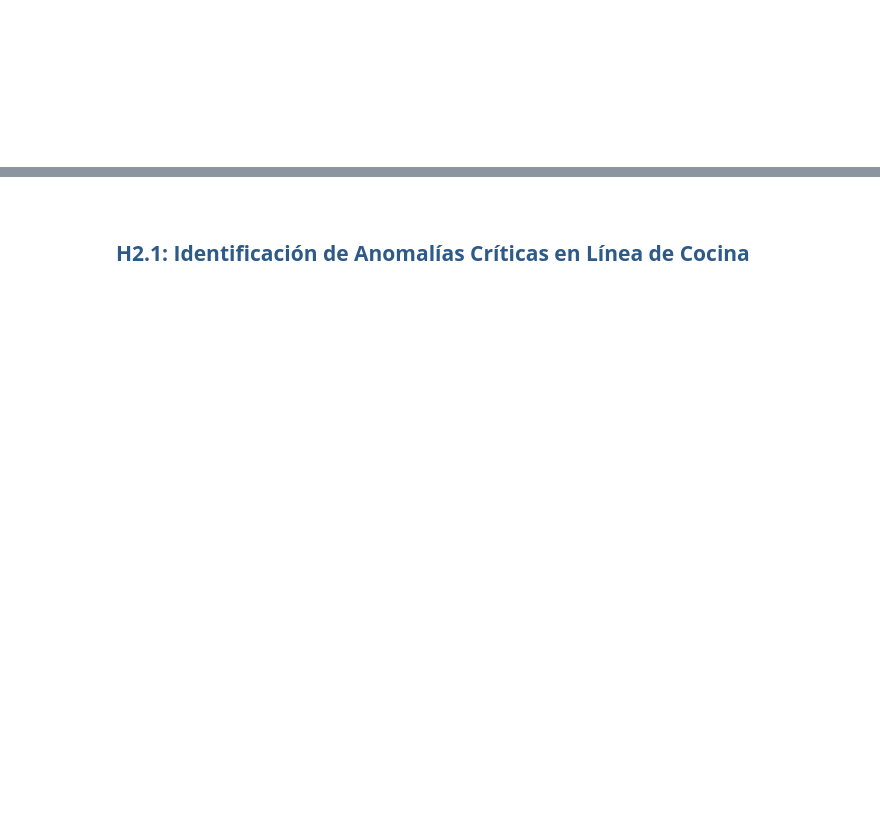
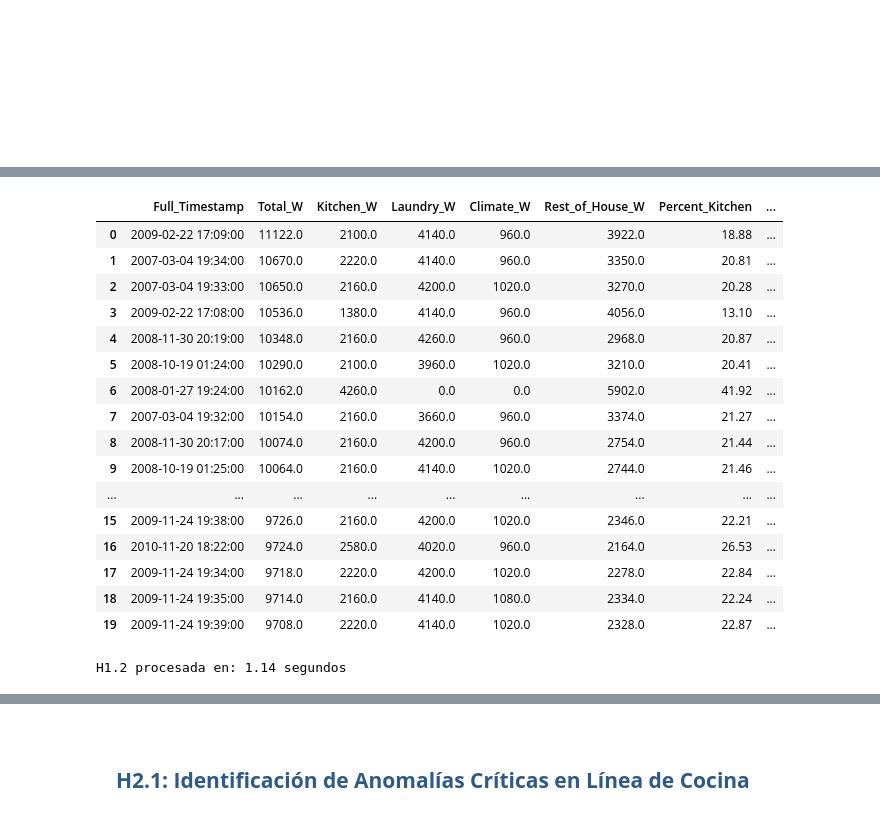
Before and after one commit to aitor-industrial-data/Data-Projects-Repo, a Jupyter notebook: 03_SQL_Big_Data_Spark/03.01_CAPSTONE_Industrial_Energy_Analytics/notebooks/01_EDA_Electric_Data.ipynb, the cells around one changed output, grey strips where cells are left out. Drawn from its saved outputs; the diff is of its cells as text; code cells hidden in the pictures; blank space fills up the shorter version.

```diff
--- a/03_SQL_Big_Data_Spark/03.01_CAPSTONE_Industrial_Energy_Analytics/notebooks/01_EDA_Electric_Data.ipynb
+++ b/03_SQL_Big_Data_Spark/03.01_CAPSTONE_Industrial_Energy_Analytics/notebooks/01_EDA_Electric_Data.ipynb
@@ -205,0 +361,49 @@ df_final.createOrReplaceTempView("power_data")
+# %%
+
+start_h1 = time.time()
+
+query = """
+
+SELECT
+    Full_Timestamp,
+    (Global_active_power * 1000) AS Total_W,
+    (Sub_metering_1 * 60) AS Kitchen_W,
+    (Sub_metering_2 * 60) AS Laundry_W,
+    (Sub_metering_3 * 60) AS Climate_W,
+    -- Resto de la vivienda (Total - Suma de sub-meters)
+    ((Global_active_power * 1000) - ((Sub_metering_1 + Sub_metering_2 + Sub_metering_3) * 60)) AS Rest_of_House_W,
+    -- Cálculo de porcentajes sobre el total de la carga en ese instante
+    ROUND(((Sub_metering_1 * 60) / (Global_active_power * 1000)) * 100, 2) AS Percent_Kitchen,
+    ROUND(((Sub_metering_2 * 60) / (Global_active_power * 1000)) * 100, 2) AS Percent_Laundry,
+    ROUND(((Sub_metering_3 * 60) / (Global_active_power * 1000)) * 100, 2) AS Percent_Climate,
+    ROUND((((Global_active_power * 1000) - ((Sub_metering_1 + Sub_metering_2 + Sub_metering_3) * 60)) / (Global_active_power * 1000)) * 100, 2) AS Percent_Rest
+FROM
+    power_data
+WHERE
+    Global_active_power > 8.0
+ORDER BY
+    Total_W DESC;
+
+"""
+Demanda_extrema = spark.sql(query).limit(20).toPandas()
+display(Demanda_extrema)
+print(f"H1.2 procesada en: {time.time() - start_h1:.2f} segundos")
+# %% [output]
+|  | Full_Timestamp | Total_W | Kitchen_W | Laundry_W | Climate_W | Rest_of_House_W | Percent_Kitchen | ... |
+| 0 | 2009-02-22 17:09:00 | 11122.0 | 2100.0 | 4140.0 | 960.0 | 3922.0 | 18.88 | ... |
+| 1 | 2007-03-04 19:34:00 | 10670.0 | 2220.0 | 4140.0 | 960.0 | 3350.0 | 20.81 | ... |
+| 2 | 2007-03-04 19:33:00 | 10650.0 | 2160.0 | 4200.0 | 1020.0 | 3270.0 | 20.28 | ... |
+| 3 | 2009-02-22 17:08:00 | 10536.0 | 1380.0 | 4140.0 | 960.0 | 4056.0 | 13.10 | ... |
+| 4 | 2008-11-30 20:19:00 | 10348.0 | 2160.0 | 4260.0 | 960.0 | 2968.0 | 20.87 | ... |
+| 5 | 2008-10-19 01:24:00 | 10290.0 | 2100.0 | 3960.0 | 1020.0 | 3210.0 | 20.41 | ... |
+| 6 | 2008-01-27 19:24:00 | 10162.0 | 4260.0 | 0.0 | 0.0 | 5902.0 | 41.92 | ... |
+| 7 | 2007-03-04 19:32:00 | 10154.0 | 2160.0 | 3660.0 | 960.0 | 3374.0 | 21.27 | ... |
+| 8 | 2008-11-30 20:17:00 | 10074.0 | 2160.0 | 4200.0 | 960.0 | 2754.0 | 21.44 | ... |
+| 9 | 2008-10-19 01:25:00 | 10064.0 | 2160.0 | 4140.0 | 1020.0 | 2744.0 | 21.46 | ... |
+| ... | ... | ... | ... | ... | ... | ... | ... | ... |
+| 15 | 2009-11-24 19:38:00 | 9726.0 | 2160.0 | 4200.0 | 1020.0 | 2346.0 | 22.21 | ... |
+| 16 | 2010-11-20 18:22:00 | 9724.0 | 2580.0 | 4020.0 | 960.0 | 2164.0 | 26.53 | ... |
+| 17 | 2009-11-24 19:34:00 | 9718.0 | 2220.0 | 4200.0 | 1020.0 | 2278.0 | 22.84 | ... |
+| 18 | 2009-11-24 19:35:00 | 9714.0 | 2160.0 | 4140.0 | 1080.0 | 2334.0 | 22.24 | ... |
+| 19 | 2009-11-24 19:39:00 | 9708.0 | 2220.0 | 4140.0 | 1020.0 | 2328.0 | 22.87 | ... |
+H1.2 procesada en: 1.14 segundos
```
Also changed, not shown: parts of 48 cells of this notebook.
